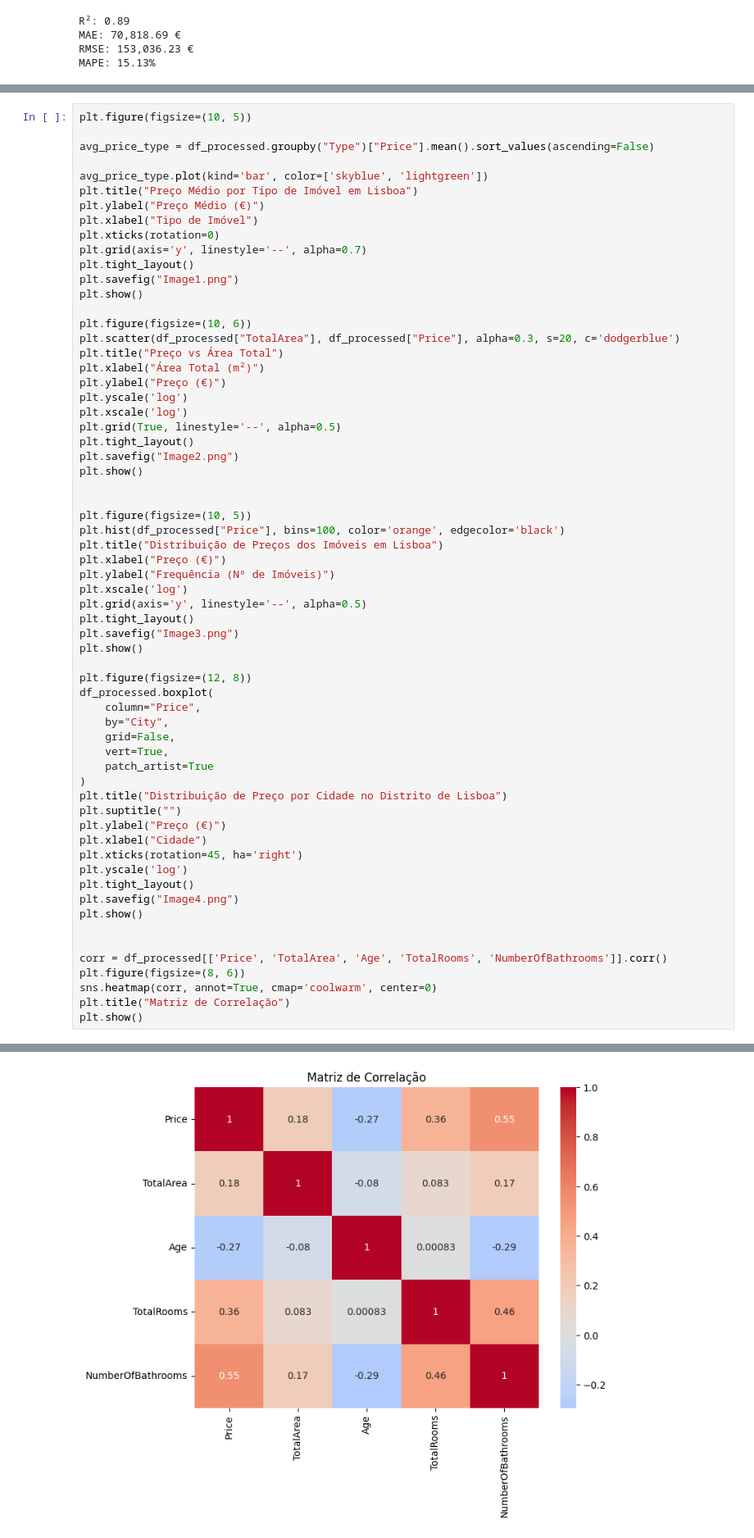
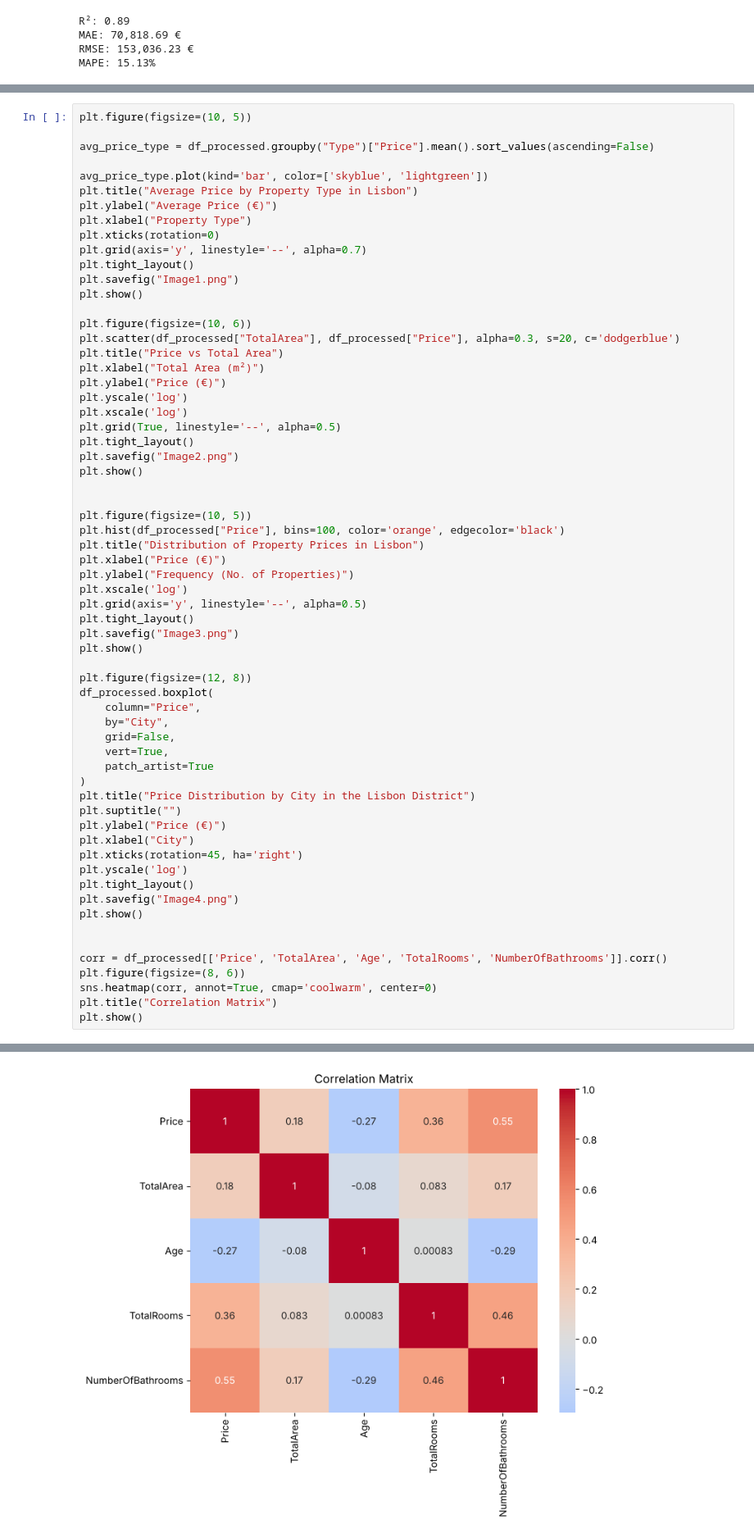
Before and after one commit to andrefmotamarques-pixel/lisbon-real-estate-price-prediction, a Jupyter notebook: lisbon_real_estate.ipynb, the cells around one changed output, grey strips where cells are left out. Shown at 82% size. Cells and saved outputs as stored; diff of their text form.

```diff
--- a/lisbon_real_estate.ipynb
+++ b/lisbon_real_estate.ipynb
@@ -118,9 +135,9 @@ plt.figure(figsize=(10, 5))
 avg_price_type = df_processed.groupby("Type")["Price"].mean().sort_values(ascending=False)
 
 avg_price_type.plot(kind='bar', color=['skyblue', 'lightgreen'])
-plt.title("Preço Médio por Tipo de Imóvel em Lisboa")
-plt.ylabel("Preço Médio (€)")
-plt.xlabel("Tipo de Imóvel")
+plt.title("Average Price by Property Type in Lisbon")
+plt.ylabel("Average Price (€)")
+plt.xlabel("Property Type")
 plt.xticks(rotation=0)
 plt.grid(axis='y', linestyle='--', alpha=0.7)
 plt.tight_layout()
@@ -129,9 +146,9 @@ plt.show()
 
 plt.figure(figsize=(10, 6))
 plt.scatter(df_processed["TotalArea"], df_processed["Price"], alpha=0.3, s=20, c='dodgerblue')
-plt.title("Preço vs Área Total")
-plt.xlabel("Área Total (m²)")
-plt.ylabel("Preço (€)")
+plt.title("Price vs Total Area")
+plt.xlabel("Total Area (m²)")
+plt.ylabel("Price (€)")
 plt.yscale('log')
 plt.xscale('log')
 plt.grid(True, linestyle='--', alpha=0.5)
@@ -142,9 +159,9 @@ plt.show()
 
 plt.figure(figsize=(10, 5))
 plt.hist(df_processed["Price"], bins=100, color='orange', edgecolor='black')
-plt.title("Distribuição de Preços dos Imóveis em Lisboa")
-plt.xlabel("Preço (€)")
-plt.ylabel("Frequência (Nº de Imóveis)")
+plt.title("Distribution of Property Prices in Lisbon")
+plt.xlabel("Price (€)")
+plt.ylabel("Frequency (No. of Properties)")
 plt.xscale('log')
 plt.grid(axis='y', linestyle='--', alpha=0.5)
 plt.tight_layout()
@@ -159,10 +176,10 @@ df_processed.boxplot(
     vert=True,
     patch_artist=True
 )
-plt.title("Distribuição de Preço por Cidade no Distrito de Lisboa")
+plt.title("Price Distribution by City in the Lisbon District")
 plt.suptitle("")
-plt.ylabel("Preço (€)")
-plt.xlabel("Cidade")
+plt.ylabel("Price (€)")
+plt.xlabel("City")
 plt.xticks(rotation=45, ha='right')
 plt.yscale('log')
 plt.tight_layout()
@@ -173,6 +190,6 @@ plt.show()
 corr = df_processed[['Price', 'TotalArea', 'Age', 'TotalRooms', 'NumberOfBathrooms']].corr()
 plt.figure(figsize=(8, 6))
 sns.heatmap(corr, annot=True, cmap='coolwarm', center=0)
-plt.title("Matriz de Correlação")
+plt.title("Correlation Matrix")
 plt.show()
 # %% [output]
@@ -184 +201 @@ plt.show()
-[figure, old version]
+[figure, new version]
```
Also changed, not shown: parts of 7 cells of this notebook.
